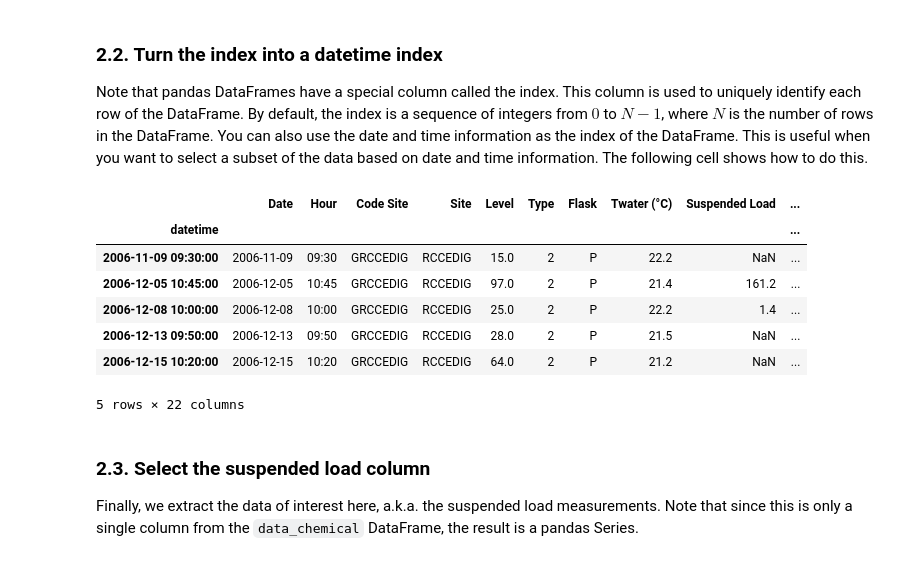
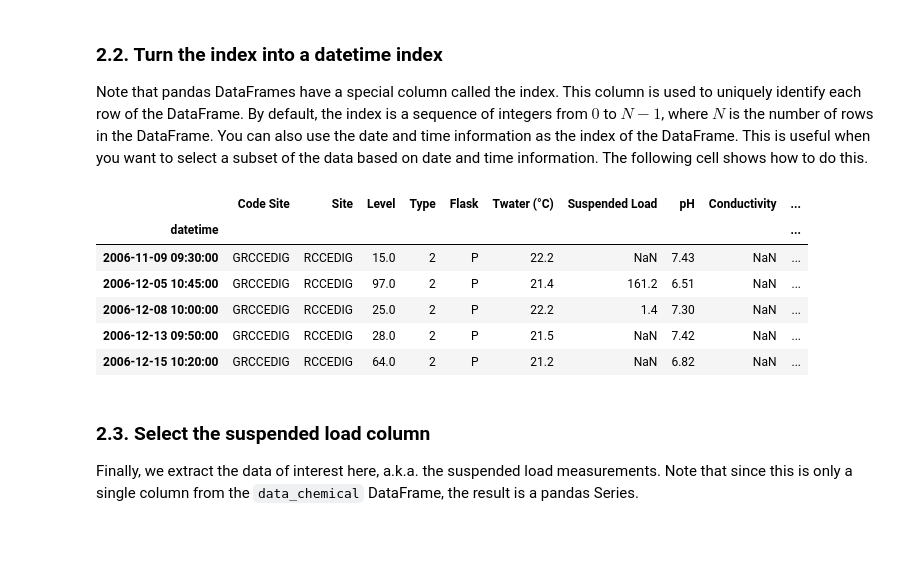
Before and after one commit to leonard-seydoux/earth-data-science, a Jupyter notebook: labs/1_calibration/2_calibration.ipynb, the cells around one changed output. Cells and saved outputs as stored; diff of their text form; code cells hidden in the pictures.

```diff
--- a/labs/1_calibration/2_calibration.ipynb
+++ b/labs/1_calibration/2_calibration.ipynb
@@ -44,7 +44,7 @@ The data for the calibration are stored under the [./data](./data) directory. Th
 The chemical data comes in a single CSV file located under the [`./data/chemistry`](./data/chemistry) repository. We here load it in a Pandas dataframe with the `pd.read_csv()` function. The goal of this first cell is to correctly parse the data, especially by converting the date and time information into `pd.Timestamp` objects and by selecting the column of interest. Note that the last statement of a Jupyter cell is automatically printed.
 # %%
 # Declare the path to the data
-filepath = "data/chemistry/CE_DIG_OBSERA_RIVERS_2019-09-26.csv"
+filepath = "./data/chemistry/CE_DIG_OBSERA_RIVERS_2019-09-26.csv"
 
 # Read it into a pandas dataframe
 data_chemical = pd.read_csv(filepath, delimiter=";")
@@ -66,26 +66,28 @@ Note that pandas DataFrames have a special column called the index. This column
 # %%
 # Parse the date and time columns into a new column named datetime
 date_and_time = data_chemical["Date"] + " " + data_chemical["Hour"]
 
 # Convert the datetime column to datetime object
 data_chemical["datetime"] = pd.to_datetime(date_and_time, format="mixed")
 
 # Set the datetime column as the index
 # The inplace=True argument tells pandas to replace the existing dataframe
 data_chemical.set_index("datetime", inplace=True)
 data_chemical.sort_index(inplace=True)
 
+# Drop the old date and time columns
+data_chemical.drop(["Date", "Hour"], axis=1, inplace=True)
+
 # Check head
 data_chemical.head()
 # %% [output]
-|  | Date | Hour | Code Site | Site | Level | Type | Flask | Twater (°C) | Suspended Load | ... |
+|  | Code Site | Site | Level | Type | Flask | Twater (°C) | Suspended Load | pH | Conductivity | ... |
 | datetime |  |  |  |  |  |  |  |  |  | ... |
-| 2006-11-09 09:30:00 | 2006-11-09 | 09:30 | GRCCEDIG | RCCEDIG | 15.0 | 2 | P | 22.2 | NaN | ... |
-| 2006-12-05 10:45:00 | 2006-12-05 | 10:45 | GRCCEDIG | RCCEDIG | 97.0 | 2 | P | 21.4 | 161.2 | ... |
-| 2006-12-08 10:00:00 | 2006-12-08 | 10:00 | GRCCEDIG | RCCEDIG | 25.0 | 2 | P | 22.2 | 1.4 | ... |
-| 2006-12-13 09:50:00 | 2006-12-13 | 09:50 | GRCCEDIG | RCCEDIG | 28.0 | 2 | P | 21.5 | NaN | ... |
-| 2006-12-15 10:20:00 | 2006-12-15 | 10:20 | GRCCEDIG | RCCEDIG | 64.0 | 2 | P | 21.2 | NaN | ... |
+| 2006-11-09 09:30:00 | GRCCEDIG | RCCEDIG | 15.0 | 2 | P | 22.2 | NaN | 7.43 | NaN | ... |
+| 2006-12-05 10:45:00 | GRCCEDIG | RCCEDIG | 97.0 | 2 | P | 21.4 | 161.2 | 6.51 | NaN | ... |
+| 2006-12-08 10:00:00 | GRCCEDIG | RCCEDIG | 25.0 | 2 | P | 22.2 | 1.4 | 7.30 | NaN | ... |
+| 2006-12-13 09:50:00 | GRCCEDIG | RCCEDIG | 28.0 | 2 | P | 21.5 | NaN | 7.42 | NaN | ... |
+| 2006-12-15 10:20:00 | GRCCEDIG | RCCEDIG | 64.0 | 2 | P | 21.2 | NaN | 6.82 | NaN | ... |
-5 rows × 22 columns
 # %% [markdown]
 ### 2.3. Select the suspended load column
 
```
Also changed, not shown: parts of 16 cells of this notebook, 2 other files.
